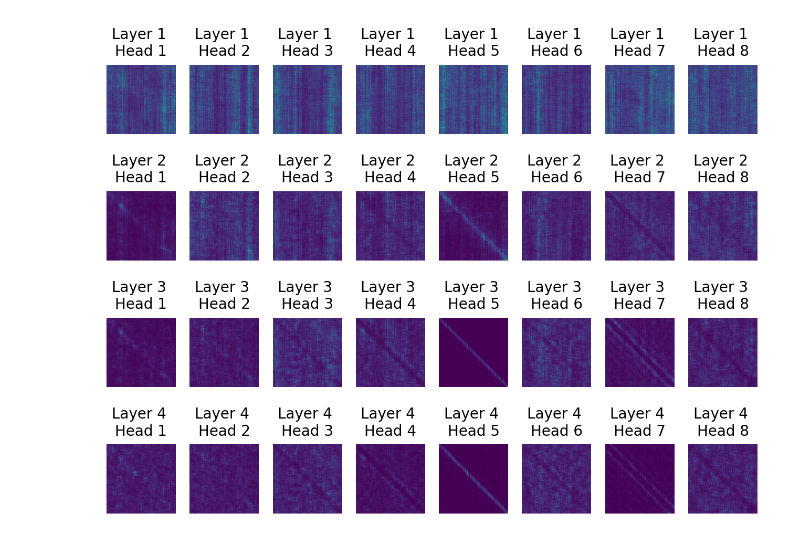
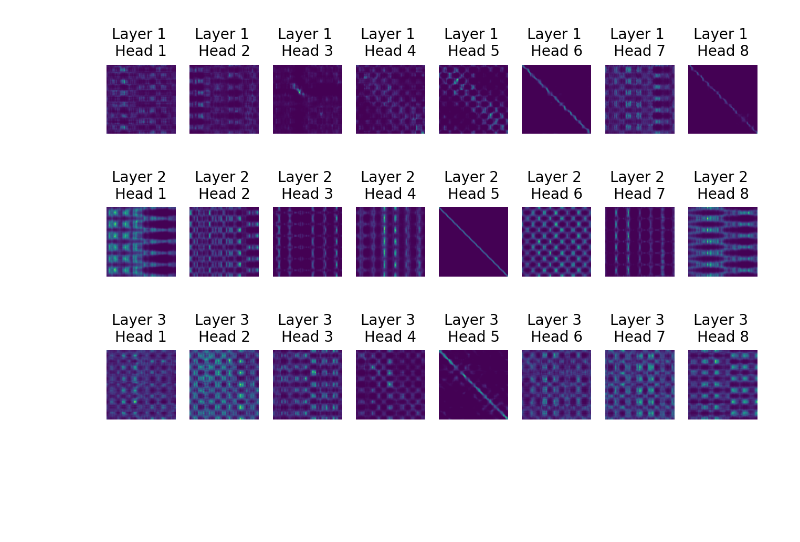
Before and after one commit to MaxvandenHoven/transformer-anomaly-detection, a Jupyter notebook: test sine.ipynb, the cells around one changed output. Drawn from its saved outputs; the diff is of its cells as text; code cells hidden in the pictures; blank space fills up the shorter version.

Commit message:
Add saves and initial autoencoder

```diff
--- a/test sine.ipynb
+++ b/test sine.ipynb
@@ -6,11 +6,12 @@ from src.data.sine import get_sine_dataloaders
 from src.models.transformer import CustomTransformer
 from src.training.helicopter import train_helicopter
 
-train_data, valid_data = get_sine_dataloaders(batch_size=24, shuffle=True)
+train_data, valid_data = get_sine_dataloaders(batch_size=32, shuffle=True)
 
-model = CustomTransformer(max_seq_len=512, d_model=512).to("cuda")
+model = CustomTransformer(max_seq_len=512, d_model=64, num_layers=3, nhead=8, dim_feedforward=128).to("cuda")
 
-optimizer = optim.SGD(model.parameters(), lr=0.1)
+# optimizer = optim.SGD(model.parameters(), lr=0.01)
+optimizer = optim.Adam(model.parameters(), lr=0.001)
 scheduler = optim.lr_scheduler.StepLR(optimizer, 1.0, gamma=0.95)
 
 train_helicopter(
@@ -19,11 +20,12 @@ train_helicopter(
     model=model,
     optimizer=optimizer,
     scheduler=scheduler,
-    mask_strategy="random zero",
+    mask_strategy="random noise",
     loss_strategy="complete",
-    random_mask_prop=0.3,
-    noise_variance=0.001,
-    epochs=20,
+    random_mask_prop=0.40,
+    noise_std=0.05,
+    epochs=10,
+    checkpoints=200,
     device="cuda")
 # %% [output]
 Epoch 1:
@@ -54,12 +64,13 @@ for batch in valid_data:
     batch = batch.to("cuda")
     break
 
-mask = (torch.FloatTensor(batch.shape).uniform_() > 0.3).to("cuda")
+mask = (torch.FloatTensor(batch.shape).uniform_() > 1.4).to("cuda")
+noise = (torch.randn_like(batch) * 0.05).to("cuda")
 
-# model = torch.load("model.save")
+# model = torch.load("noise.save")
 # model = CustomTransformer(max_seq_len=512, d_model=512).to("cuda")
 
-pred_batch, layer_attn_weights = model(batch*mask)
+pred_batch, layer_attn_weights = model(batch + (mask*noise))
 # %%
 import matplotlib.pyplot as plt
 
@@ -75,4 +89,4 @@ plt.show()
 # %%
-plot_attention_weights(layer_attn_weights.cpu().detach().numpy(), 2)
+plot_attention_weights(layer_attn_weights.cpu().detach().numpy(), 5)
 # %% [output]
-[figure, old version]
+[figure, new version]
```
Also changed, not shown: parts of 3 cells of this notebook, 12 other files.
